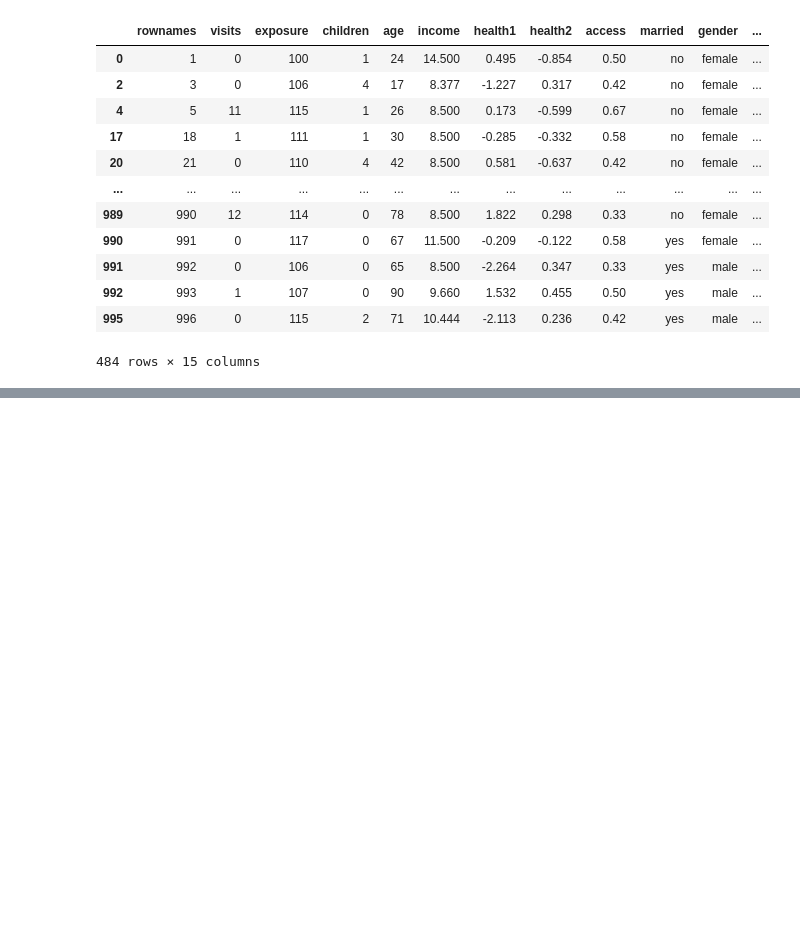
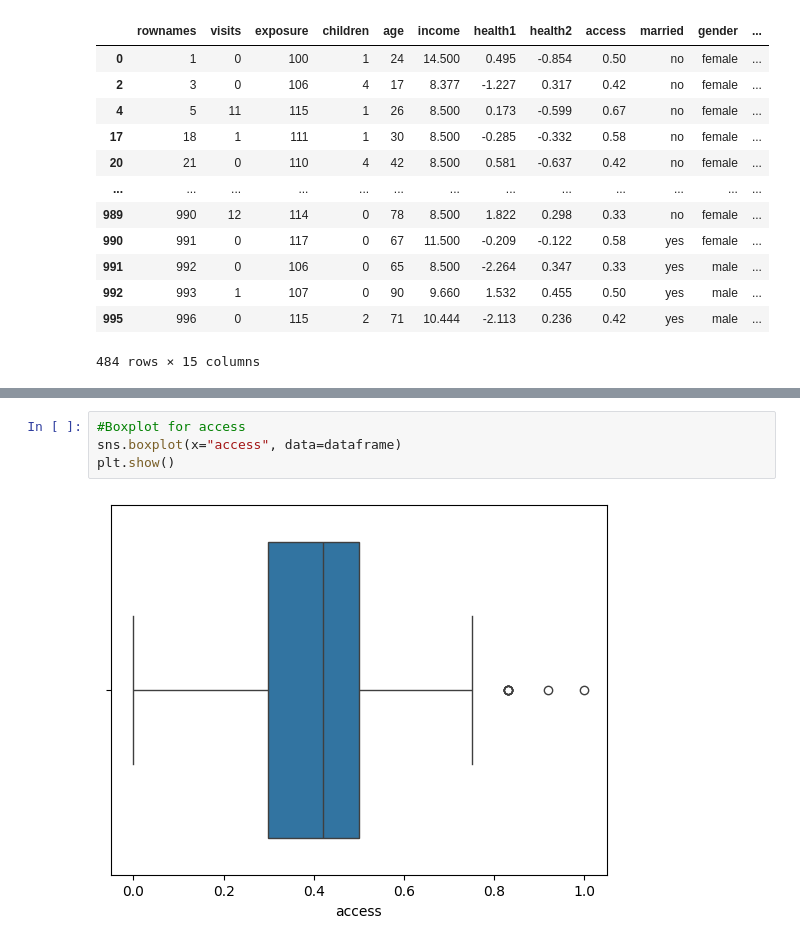
Before and after one commit to anushka10079/EDArepo, a Jupyter notebook: Untitled1.ipynb, the cells around one changed output, grey strips where cells are left out. Cells and saved outputs as stored; diff of their text form; blank space fills up the shorter version.

```diff
--- a/Untitled1.ipynb
+++ b/Untitled1.ipynb
@@ -289,0 +385,6 @@ dataframe[np.abs(dataframe.income) > 8]
+# %%
+#Boxplot for access
+sns.boxplot(x="access", data=dataframe)
+plt.show()
+# %% [output]
+[figure, added]
```
Also changed, not shown: parts of 24 cells of this notebook.
